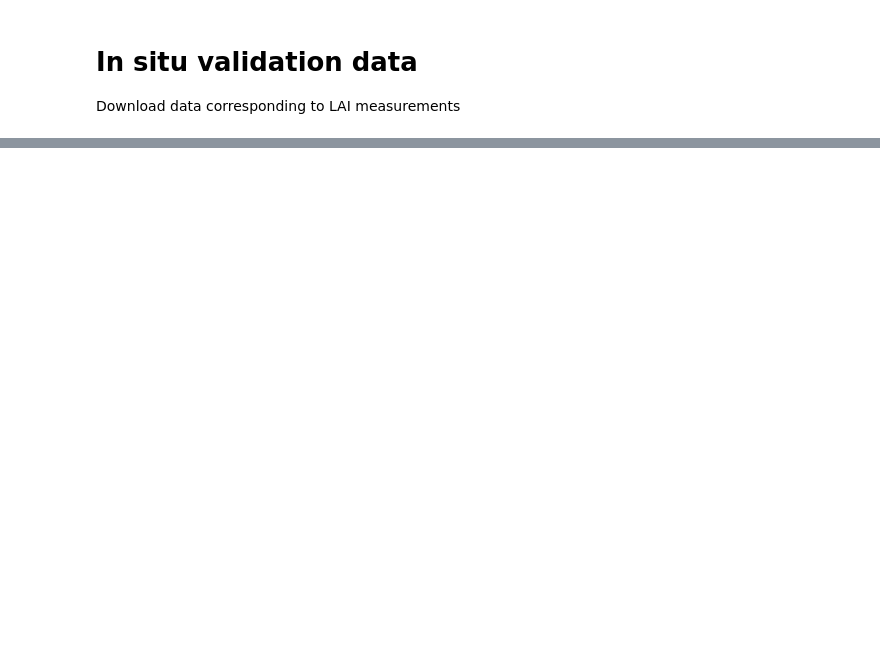
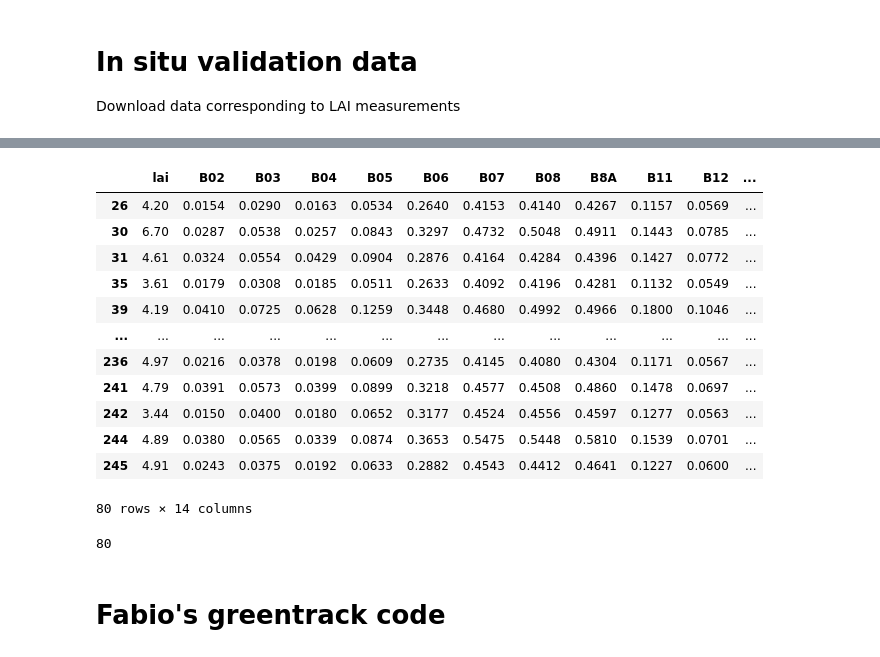
Before and after one commit to EOA-team/RTMinv_ML, a Jupyter notebook: notebooks/val_data.ipynb, the cells around one changed output, grey strips where cells are left out. Cells and saved outputs as stored; diff of their text form; code cells hidden in the pictures; blank space fills up the shorter version.

```diff
--- a/notebooks/val_data.ipynb
+++ b/notebooks/val_data.ipynb
@@ -189,0 +224,22 @@ for scene_id, scene in s2_data.data:
+# %%
+# Lukas' method: clip scene to buffered point (the bbox in this case)
+
+points = gdf.head(1).dissolve()
+feature = Feature.from_geoseries(points.geometry)
+feature_wgs84 = feature.to_epsg(3857) # to metric
+# Create a box of 10m resolution around point
+resolution = 10
+bbox = box(feature_wgs84.geometry.x - resolution/2, feature_wgs84.geometry.y - resolution/2,
+          feature_wgs84.geometry.x + resolution/2, feature_wgs84.geometry.y + resolution/2)
+projector = pyproj.Transformer.from_crs('EPSG:3857', 'EPSG:4326', always_xy=True).transform
+bbox = transform(projector, bbox)
+
+scene.clip_bands(clipping_bounds=bbox.bounds, inplace=True)
+pixs_clipped = scene.to_dataframe()
+
+fig, axs = plt.subplots(1,1)
+pixs_clipped.plot(ax=axs, label='EOdal')
+gdf.head(1).to_crs(pixs_clipped.crs).plot(ax=axs, color='r')
+gpd.GeoSeries(bbox).set_crs(pixs_clipped.crs).plot(ax=axs, facecolor='none', edgecolor='red', linewidth=2, linestyle='dashed')
+#gpd.GeoSeries(bbox).set_crs(gdf.crs).buffer(-13).to_crs(pixs.crs).plot(ax=axs, facecolor='none', edgecolor='red', linewidth=2, linestyle='dashed')
+#gpd.GeoSeries(bbox).set_crs(gdf.crs).to_crs(pixs.crs).plot(ax=axs, facecolor='none', edgecolor='red', linewidth=2)
@@ -189,0 +267,6 @@ for scene_id, scene in s2_data.data:
+# %%
+s2_data = extract_s2_data(
+  aoi=gdf.head(10).dissolve(),
+  time_start=datetime(2017,3,1),
+  time_end=datetime(2017,5,31)
+)
@@ -189,0 +281,5 @@ for scene_id, scene in s2_data.data:
+# %%
+for scene_id, scene in s2_data.data:
+  pixs = scene.to_dataframe()
+  print(len(pixs))
+  break
@@ -255,0 +362,27 @@ None
+# %%
+# Check saved val data
+import pickle
+
+data_path = base_dir.joinpath(f'results/validation_data.pkl')
+with open(data_path, 'rb+') as dst:
+    val_df = pickle.load(dst)
+# %%
+val_df
+# %% [output]
+|  | lai | B02 | B03 | B04 | B05 | B06 | B07 | B08 | B8A | B11 | B12 | ... |
+| 26 | 4.20 | 0.0154 | 0.0290 | 0.0163 | 0.0534 | 0.2640 | 0.4153 | 0.4140 | 0.4267 | 0.1157 | 0.0569 | ... |
+| 30 | 6.70 | 0.0287 | 0.0538 | 0.0257 | 0.0843 | 0.3297 | 0.4732 | 0.5048 | 0.4911 | 0.1443 | 0.0785 | ... |
+| 31 | 4.61 | 0.0324 | 0.0554 | 0.0429 | 0.0904 | 0.2876 | 0.4164 | 0.4284 | 0.4396 | 0.1427 | 0.0772 | ... |
+| 35 | 3.61 | 0.0179 | 0.0308 | 0.0185 | 0.0511 | 0.2633 | 0.4092 | 0.4196 | 0.4281 | 0.1132 | 0.0549 | ... |
+| 39 | 4.19 | 0.0410 | 0.0725 | 0.0628 | 0.1259 | 0.3448 | 0.4680 | 0.4992 | 0.4966 | 0.1800 | 0.1046 | ... |
+| ... | ... | ... | ... | ... | ... | ... | ... | ... | ... | ... | ... | ... |
+| 236 | 4.97 | 0.0216 | 0.0378 | 0.0198 | 0.0609 | 0.2735 | 0.4145 | 0.4080 | 0.4304 | 0.1171 | 0.0567 | ... |
+| 241 | 4.79 | 0.0391 | 0.0573 | 0.0399 | 0.0899 | 0.3218 | 0.4577 | 0.4508 | 0.4860 | 0.1478 | 0.0697 | ... |
+| 242 | 3.44 | 0.0150 | 0.0400 | 0.0180 | 0.0652 | 0.3177 | 0.4524 | 0.4556 | 0.4597 | 0.1277 | 0.0563 | ... |
+| 244 | 4.89 | 0.0380 | 0.0565 | 0.0339 | 0.0874 | 0.3653 | 0.5475 | 0.5448 | 0.5810 | 0.1539 | 0.0701 | ... |
+| 245 | 4.91 | 0.0243 | 0.0375 | 0.0192 | 0.0633 | 0.2882 | 0.4543 | 0.4412 | 0.4641 | 0.1227 | 0.0600 | ... |
+80 rows × 14 columns
+# %%
+len(val_df)
+# %% [output]
+80
@@ -255,0 +391,2 @@ None
+# %% [markdown]
+# Fabio's greentrack code
```
Also changed, not shown: parts of 24 cells of this notebook, 1 other file.
